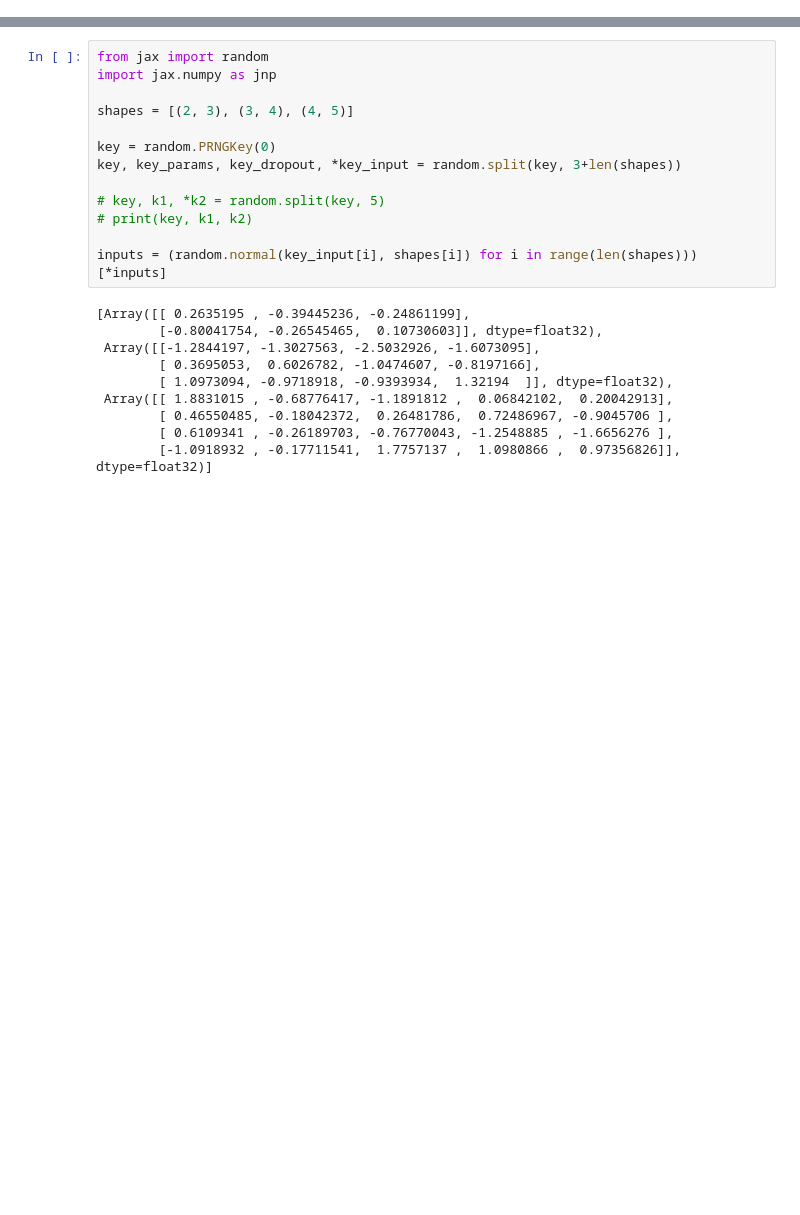
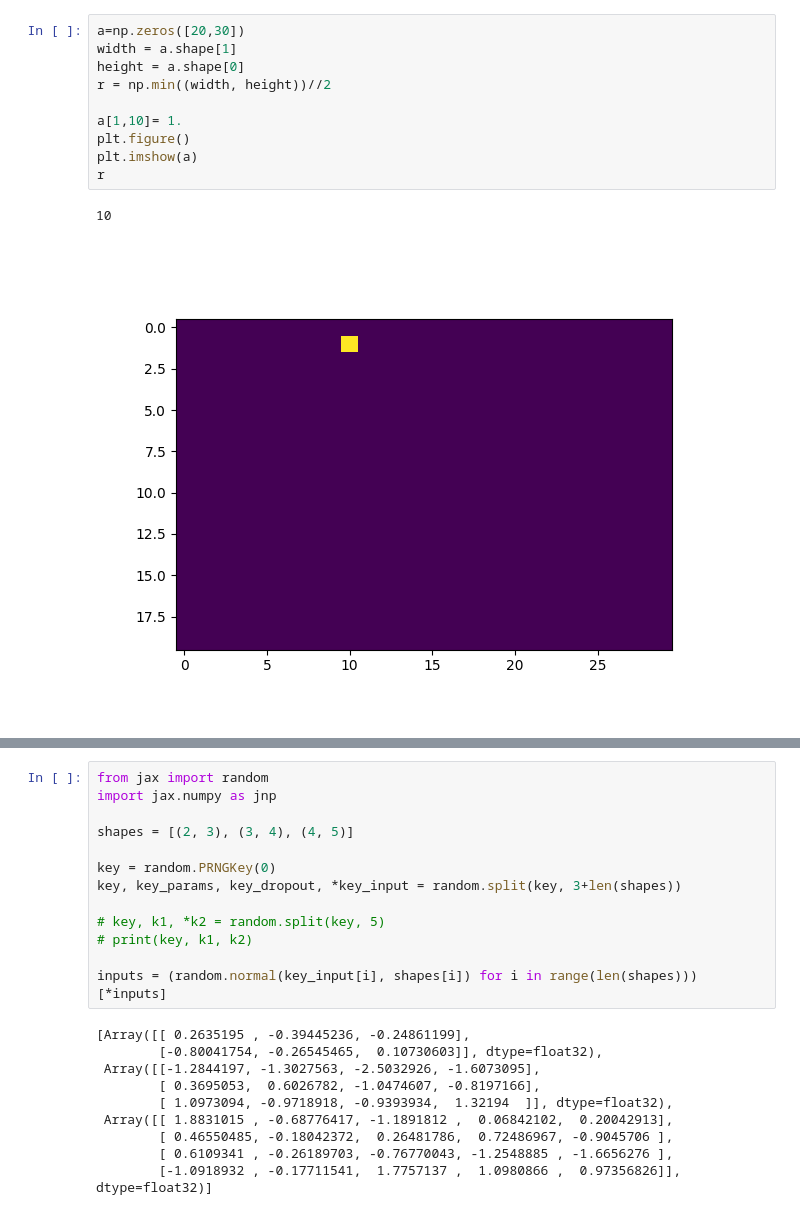
Before and after one commit to grindstm/pat, a Jupyter notebook: scrum.ipynb, the cells around one changed output, grey strips where cells are left out. Cells and saved outputs as stored; diff of their text form; blank space fills up the shorter version.

```diff
--- a/scrum.ipynb
+++ b/scrum.ipynb
@@ -0,0 +34,13 @@
+# %%
+a=np.zeros([20,30])
+width = a.shape[1]
+height = a.shape[0]
+r = np.min((width, height))//2
+
+a[1,10]= 1.
+plt.figure()
+plt.imshow(a)
+r
+# %% [output]
+10
+[figure, added]
```
Also changed, not shown: parts of 6 cells of this notebook, 19 other files.
